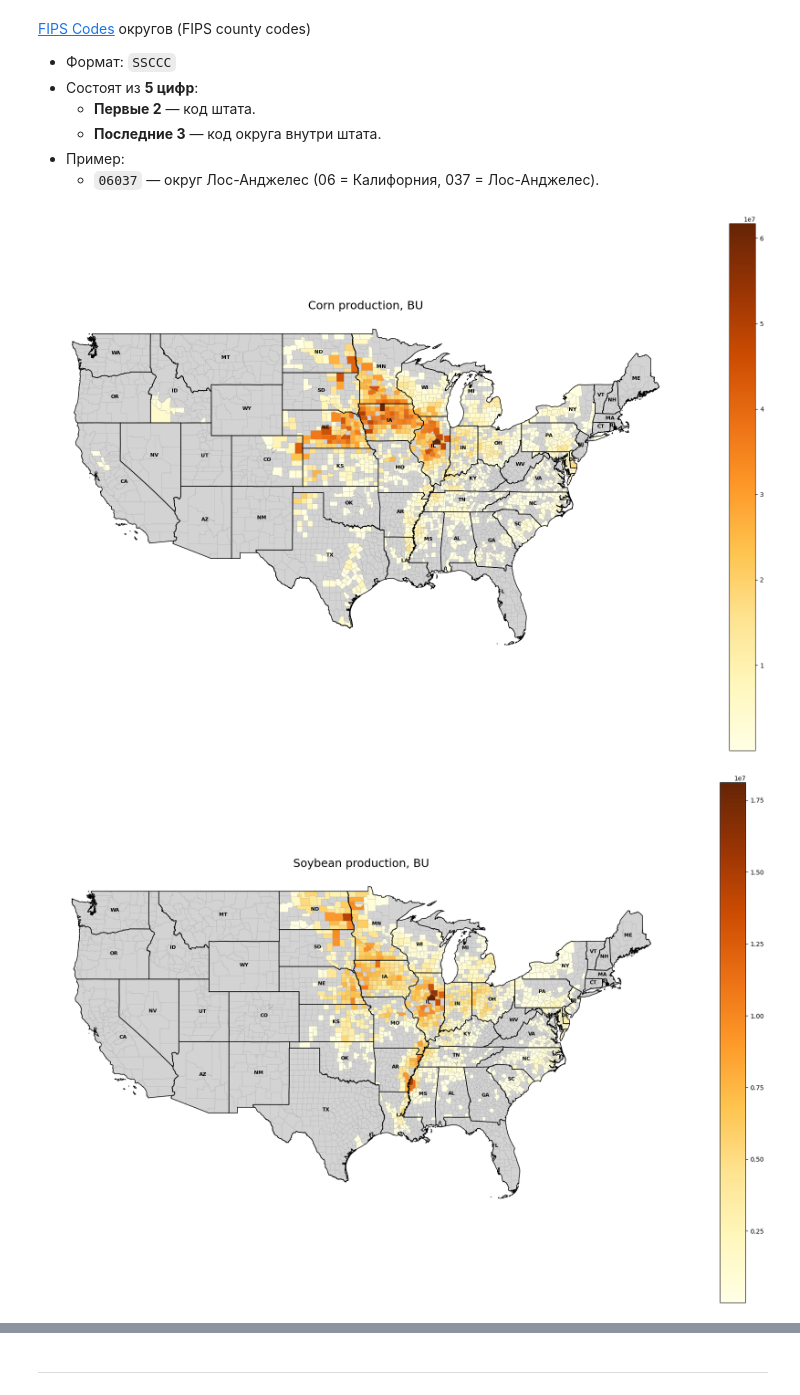
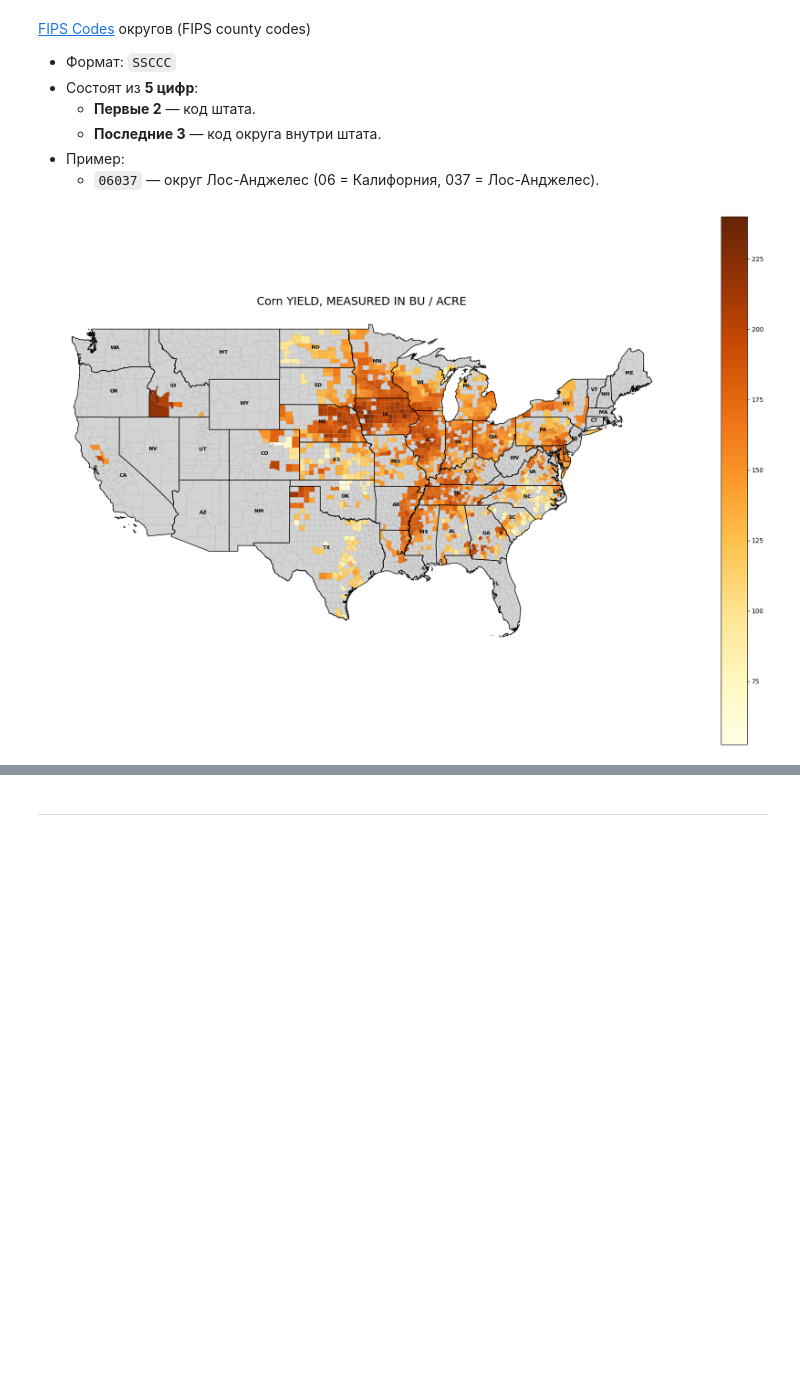
Before and after one commit to mishawp/crop-yield-prediction, a Jupyter notebook: notebooks/1.2-data-review-usda.ipynb, the cells around one changed output, grey strips where cells are left out. Saved outputs shown, nothing was run; the diff lists cells and outputs as text; code cells hidden in the pictures; blank space fills up the shorter version.

Commit message:
data updated: added more data. Data integration updated

```diff
--- a/notebooks/1.2-data-review-usda.ipynb
+++ b/notebooks/1.2-data-review-usda.ipynb
@@ -51,17 +49,10 @@ from pathlib import Path
 PATH_DATA = Path("../data")
 PATH_DATA_USDA = PATH_DATA / "raw/USDA/2019"
 # %%
+# Раньше тут было больше культур
 data_corn = pd.read_csv(PATH_DATA_USDA / "corn/USDA_Corn_County_2019.csv")
-data_soybean = pd.read_csv(
-    PATH_DATA_USDA / "soybean/USDA_Soybean_County_2019.csv"
-)
-data_wheat = pd.read_csv(
-    PATH_DATA_USDA / "spring-wheat/USDA_SpringWheat_County_2019.csv"
-)
 dict_data = {
     "Corn": data_corn,
-    "Soybean": data_soybean,
-    "Spring Wheat": data_wheat,
 }
 # %%
 data_corn.head(2)
@@ -137,7 +124,7 @@ def plot_map(data: pd.DataFrame, title: str) -> None:
 
     # Объединяем данные
     merged = counties.merge(
-        data[["FIPS", "PRODUCTION, MEASURED IN BU"]], how="left", on="FIPS"
+        data[["FIPS", "YIELD, MEASURED IN BU / ACRE"]], how="left", on="FIPS"
     )
 
     # Исключаем Аляску, Гавайи и территории
@@ -149,7 +136,7 @@ def plot_map(data: pd.DataFrame, title: str) -> None:
     fig, ax = plt.subplots(1, 1, figsize=(18, 12))
 
     merged.plot(
-        column="PRODUCTION, MEASURED IN BU",
+        column="YIELD, MEASURED IN BU / ACRE",
         cmap="YlOrBr",
         linewidth=0.2,
         ax=ax,
@@ -182,10 +169,9 @@ def plot_map(data: pd.DataFrame, title: str) -> None:
 # %%
 import warnings
 
 with warnings.catch_warnings():
     warnings.simplefilter("ignore")
     for title, data in dict_data.items():
-        plot_map(data, f"{title} production, BU")
+        plot_map(data, f"{title} YIELD, MEASURED IN BU / ACRE")
 # %% [output]
-[figure, old version]
+[figure, new version]
-[figure, removed]
```
Also changed, not shown: parts of 5 cells of this notebook, 8 other files.
